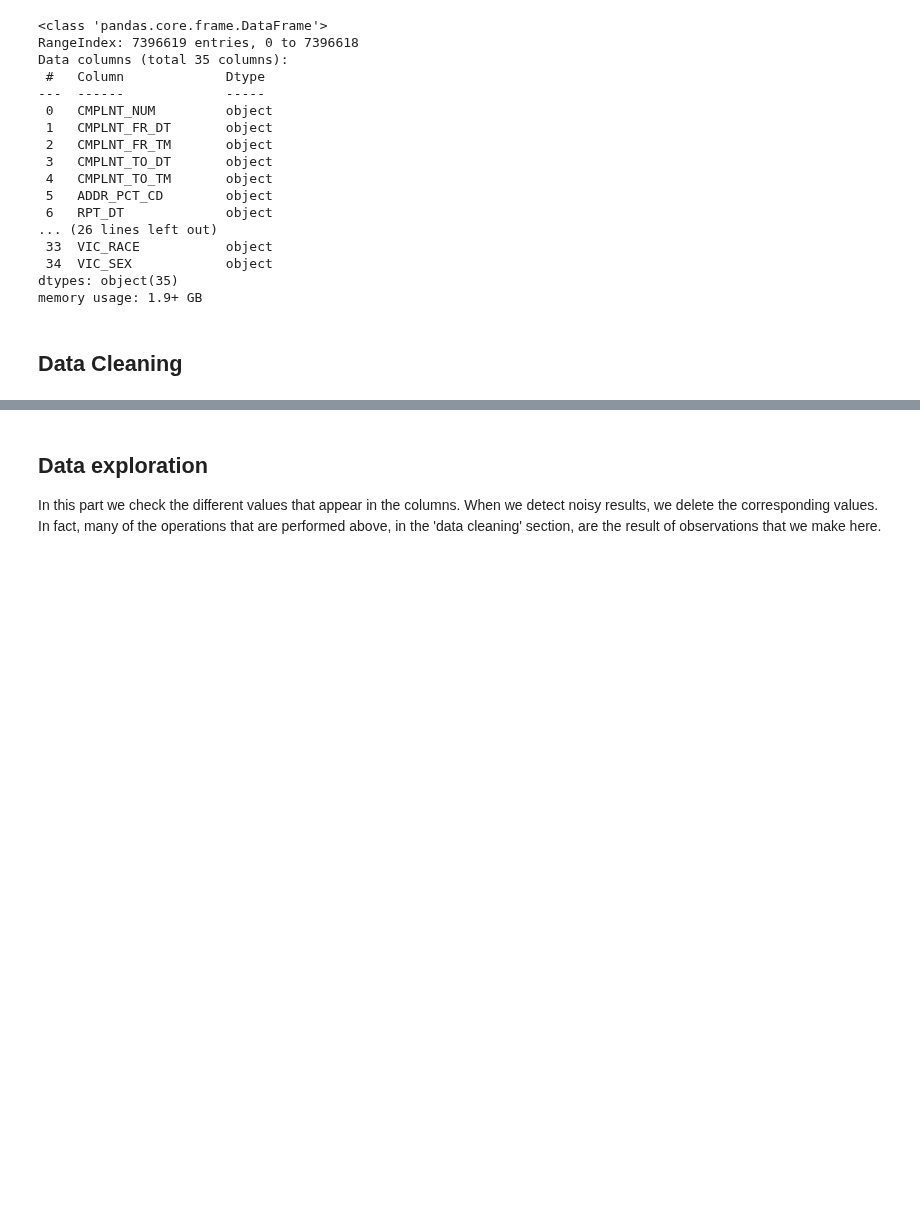
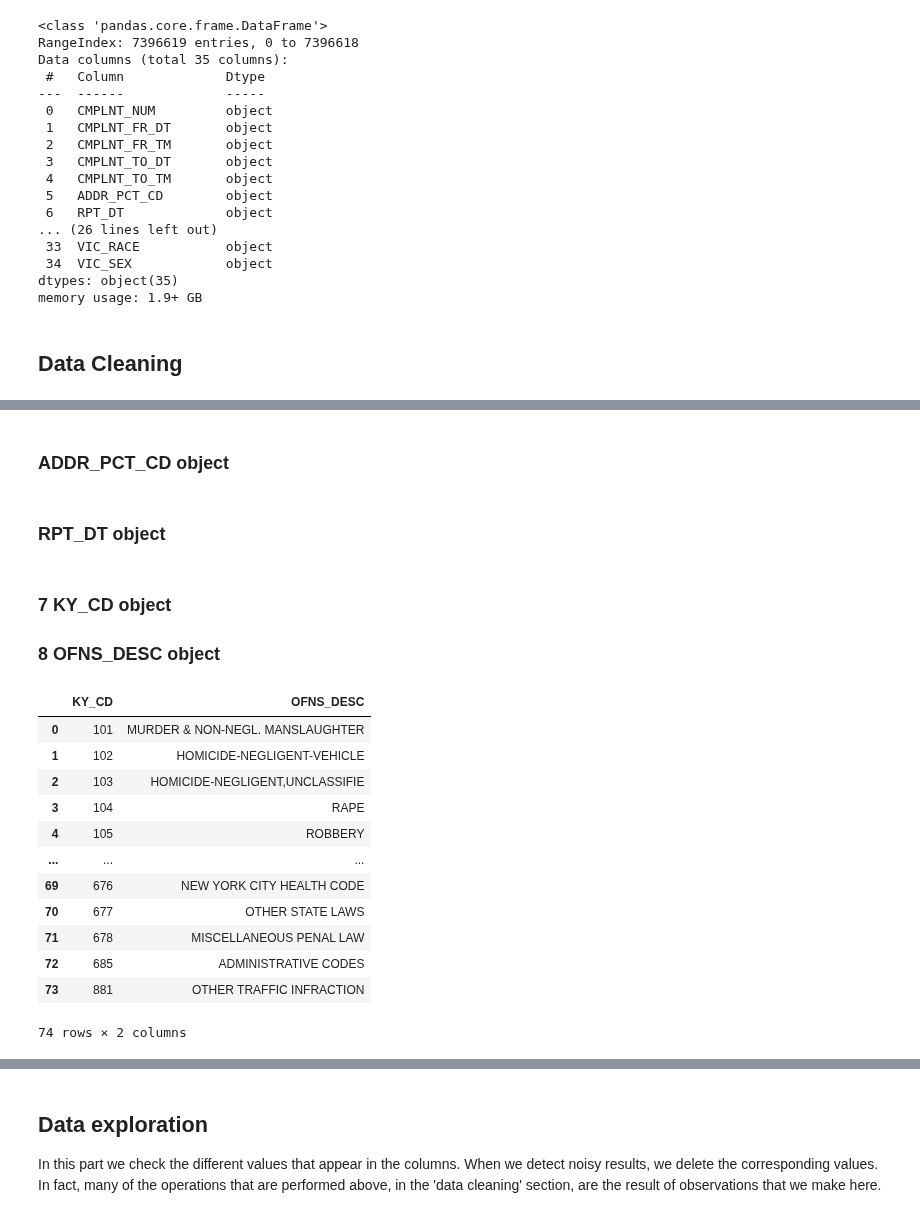
Before and after one commit to ipeirotis-org/datasets, a Jupyter notebook: notebooks/NYPD.ipynb, the cells around one changed output, grey strips where cells are left out. Drawn from its saved outputs; the diff is of its cells as text; code cells hidden in the pictures; blank space fills up the shorter version.

```diff
--- a/notebooks/NYPD.ipynb
+++ b/notebooks/NYPD.ipynb
@@ -152,0 +92,6 @@ df.VIC_RACE.replace(to_replace = 'UNKNOWN', value=np.nan, inplace = True)
+# %%
+# These columns are redundant
+to_drop = ['Lat_Lon','X_COORD_CD','Y_COORD_CD']
+# We created the CMPLNT_FR and CMPLNT_TO columns
+# We have the longitude and latitude so the other coordinates are not needed
+df = df.drop(to_drop, axis='columns')
@@ -152,0 +106,2 @@ df.VIC_RACE.replace(to_replace = 'UNKNOWN', value=np.nan, inplace = True)
+# %%
+df.CMPLNT_NUM = df.CMPLNT_NUM.astype('int32')
@@ -152,0 +142,11 @@ df.VIC_RACE.replace(to_replace = 'UNKNOWN', value=np.nan, inplace = True)
+# %%
+df = df [ ~df.CMPLNT_FR.isnull() ]
+# %% [markdown]
+###  ADDR_PCT_CD        object
+# %%
+
+df.ADDR_PCT_CD.replace(to_replace = '-99', value='99', inplace = True)
+df = df [ ~df.ADDR_PCT_CD.isnull() ]
+df.ADDR_PCT_CD = pd.Categorical(df.ADDR_PCT_CD)
+# %% [markdown]
+###  RPT_DT             object
@@ -152,0 +158,45 @@ df.VIC_RACE.replace(to_replace = 'UNKNOWN', value=np.nan, inplace = True)
+# %% [markdown]
+### 7   KY_CD              object
+### 8   OFNS_DESC          object
+# %%
+
+
+
+df.OFNS_DESC.replace(to_replace = 'KIDNAPPING', value='KIDNAPPING & RELATED OFFENSES', inplace = True)
+df.OFNS_DESC.replace(to_replace = 'KIDNAPPING AND RELATED OFFENSES', value='KIDNAPPING & RELATED OFFENSES', inplace = True)
+
+df.OFNS_DESC.replace(to_replace = 'AGRICULTURE & MRKTS LAW-UNCLASSIFIED', value='OTHER STATE LAWS (NON PENAL LAW)', inplace = True)
+df.OFNS_DESC.replace(to_replace = 'OTHER STATE LAWS (NON PENAL LA', value='OTHER STATE LAWS (NON PENAL LAW)', inplace = True)
+
+df.OFNS_DESC.replace(to_replace = 'ENDAN WELFARE INCOMP', value='OFFENSES RELATED TO CHILDREN', inplace = True)
+
+df.OFNS_DESC.replace(to_replace = 'THEFT OF SERVICES', value='OTHER OFFENSES RELATED TO THEF', inplace = True)
+
+df.OFNS_DESC.replace(to_replace = 'NYS LAWS-UNCLASSIFIED VIOLATION', value='OTHER STATE LAWS', inplace = True)
+
+df.OFNS_DESC.replace(to_replace = 'FELONY SEX CRIMES', value='SEX CRIMES', inplace = True)
+
+df.loc[df.KY_CD=='120','OFNS_DESC'] ='CHILD ABANDONMENT/NON SUPPORT'
+
+df.loc[df.KY_CD=='125','OFNS_DESC'] ='NYS LAWS-UNCLASSIFIED FELONY'
+
+offences = df[ ["KY_CD", "OFNS_DESC"] ].drop_duplicates().dropna()
+offences['KY_CD'] = pd.Categorical(pd.to_numeric(offences['KY_CD'] ).astype(int))
+offences = offences.set_index("KY_CD")
+offences = offences.sort_index()
+offences = offences.reset_index()
+offences
+# %% [output]
+|  | KY_CD | OFNS_DESC |
+| 0 | 101 | MURDER & NON-NEGL. MANSLAUGHTER |
+| 1 | 102 | HOMICIDE-NEGLIGENT-VEHICLE |
+| 2 | 103 | HOMICIDE-NEGLIGENT,UNCLASSIFIE |
+| 3 | 104 | RAPE |
+| 4 | 105 | ROBBERY |
+| ... | ... | ... |
+| 69 | 676 | NEW YORK CITY HEALTH CODE |
+| 70 | 677 | OTHER STATE LAWS |
+| 71 | 678 | MISCELLANEOUS PENAL LAW |
+| 72 | 685 | ADMINISTRATIVE CODES |
+| 73 | 881 | OTHER TRAFFIC INFRACTION |
+74 rows × 2 columns
```
Also changed, not shown: parts of 122 cells of this notebook.
